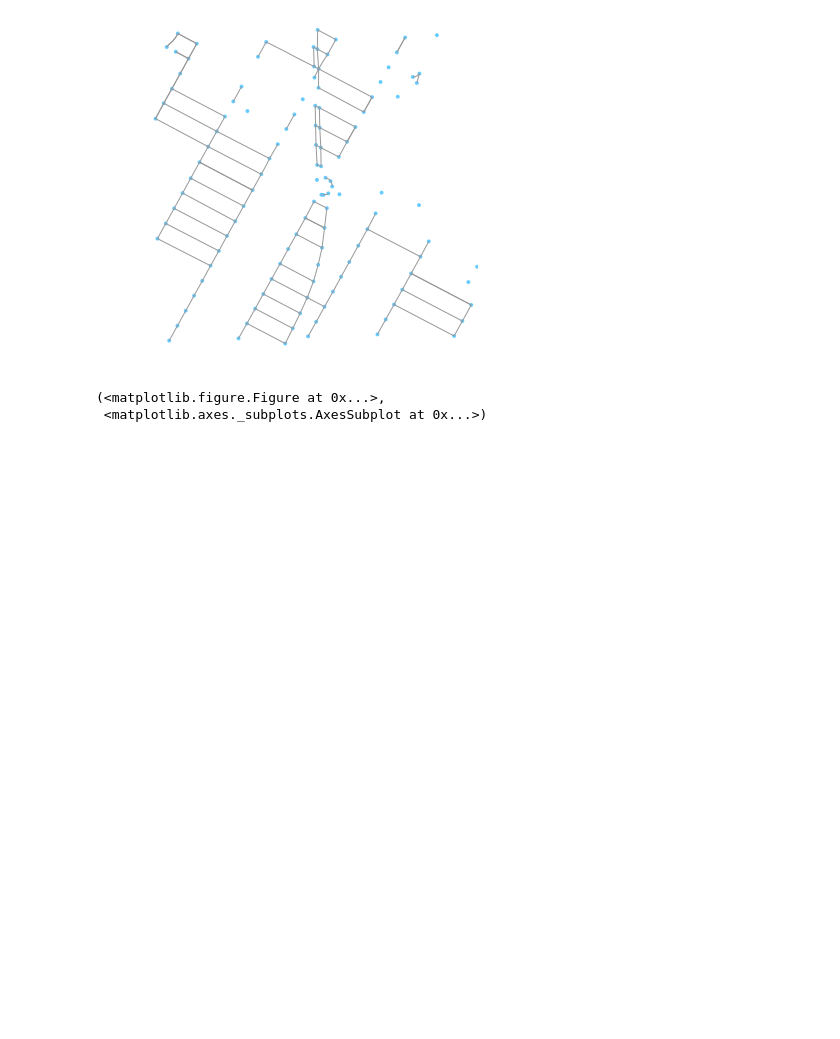
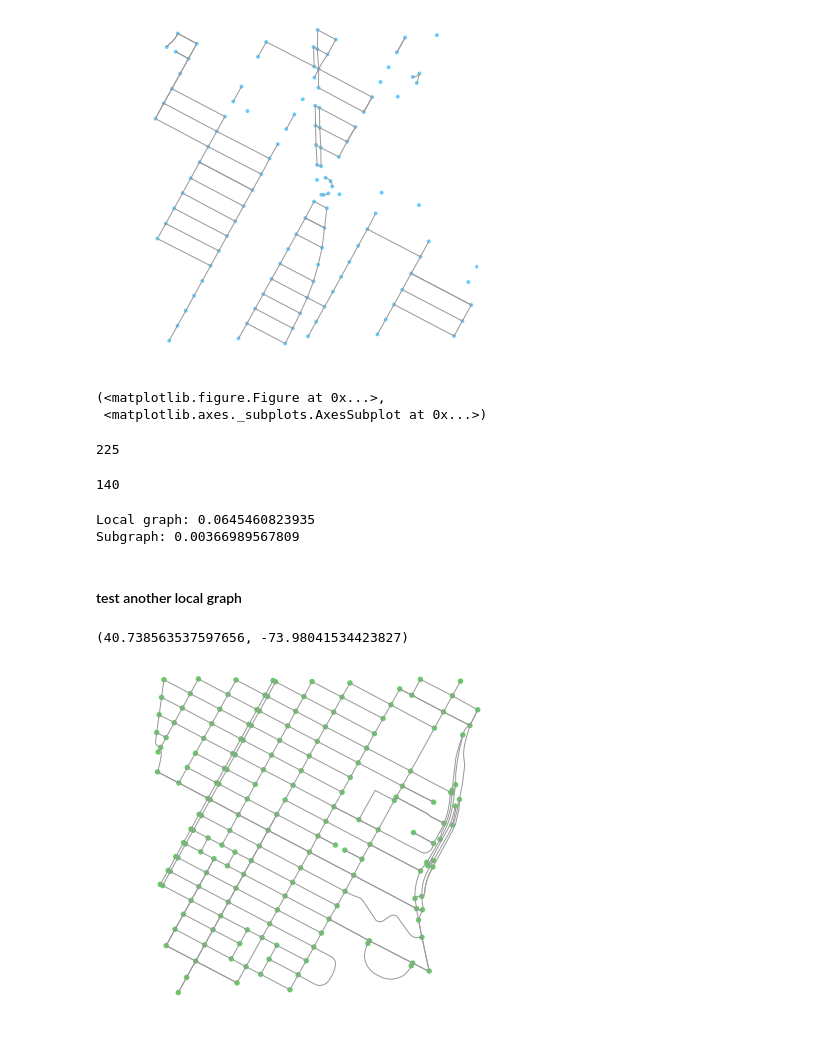
Before and after one commit to iwsstuart/taxi-trip-prediction, a Jupyter notebook: networks.ipynb, the cells around one changed output. Drawn from its saved outputs; the diff is of its cells as text; code cells hidden in the pictures; blank space fills up the shorter version.

```diff
--- a/networks.ipynb
+++ b/networks.ipynb
@@ -191,3 +209,11 @@ ox.plot_graph(subgraph)
 [figure]
 (<matplotlib.figure.Figure at 0x...>,
  <matplotlib.axes._subplots.AxesSubplot at 0x...>)
+# %%
+len(local_graph.edges())
+# %% [output]
+225
+# %%
+len(subgraph.edges())
+# %% [output]
+140
@@ -193,0 +222,21 @@ ox.plot_graph(subgraph)
+# %%
+# compare betweennes centrality for local graph and subgraph (still missing edges though)
+print "Local graph:", ext_stats['betweenness_centrality_avg']
+print "Subgraph:", ext_stats_subgraph['betweenness_centrality_avg']
+# %% [output]
+Local graph: 0.0645460823935
+Subgraph: 0.00366989567809
+# %% [markdown]
+#### test another local graph
+# %%
+# get another point from training set
+pickup_point = (train_gdf.geometry[1].y, train_gdf.geometry[1].x)
+print pickup_point
+
+# create network from point, inside bounding box of N, S, E, W each 750m from point
+local_graph_2 = ox.graph_from_point(pickup_point, distance=750, distance_type='bbox', network_type='drive')
+local_graph_2 = ox.project_graph(local_graph_2)
+fig, ax = ox.plot_graph(local_graph_2, node_size=30, node_color='#66cc66')
+# %% [output]
+(40.738563537597656, -73.98041534423827)
+[figure, added]
```
Also changed, not shown: parts of 22 cells of this notebook, 1 other file.
